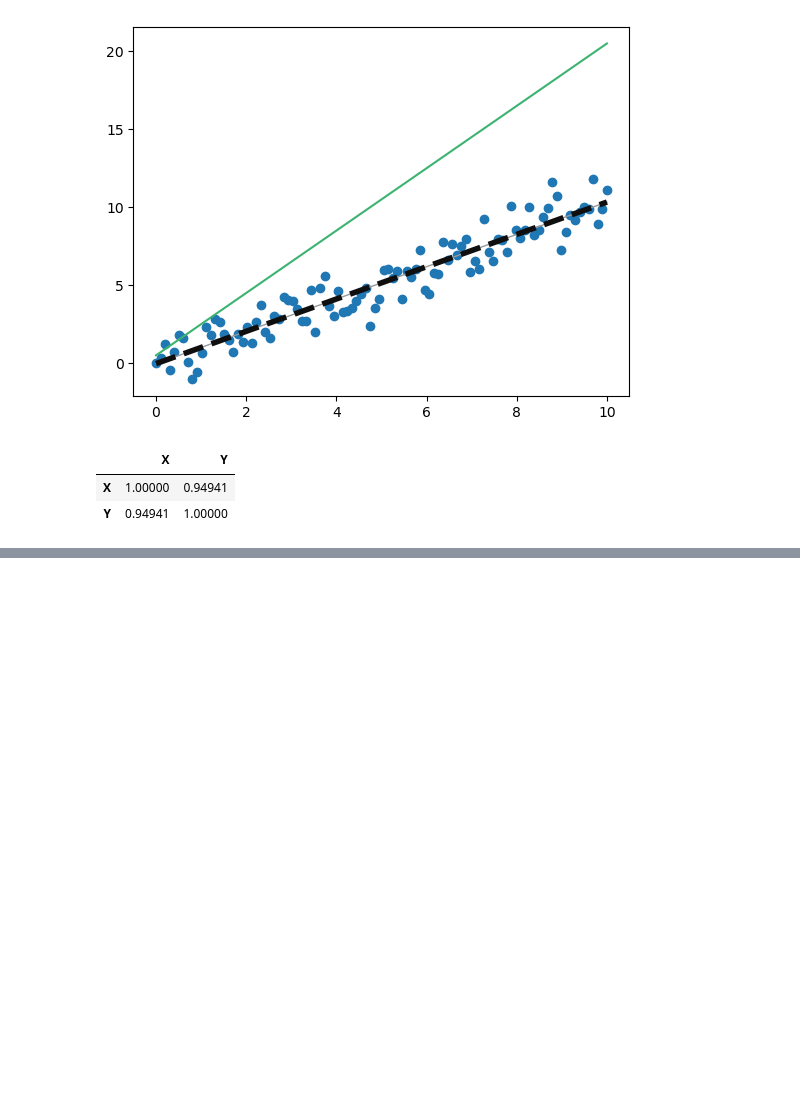
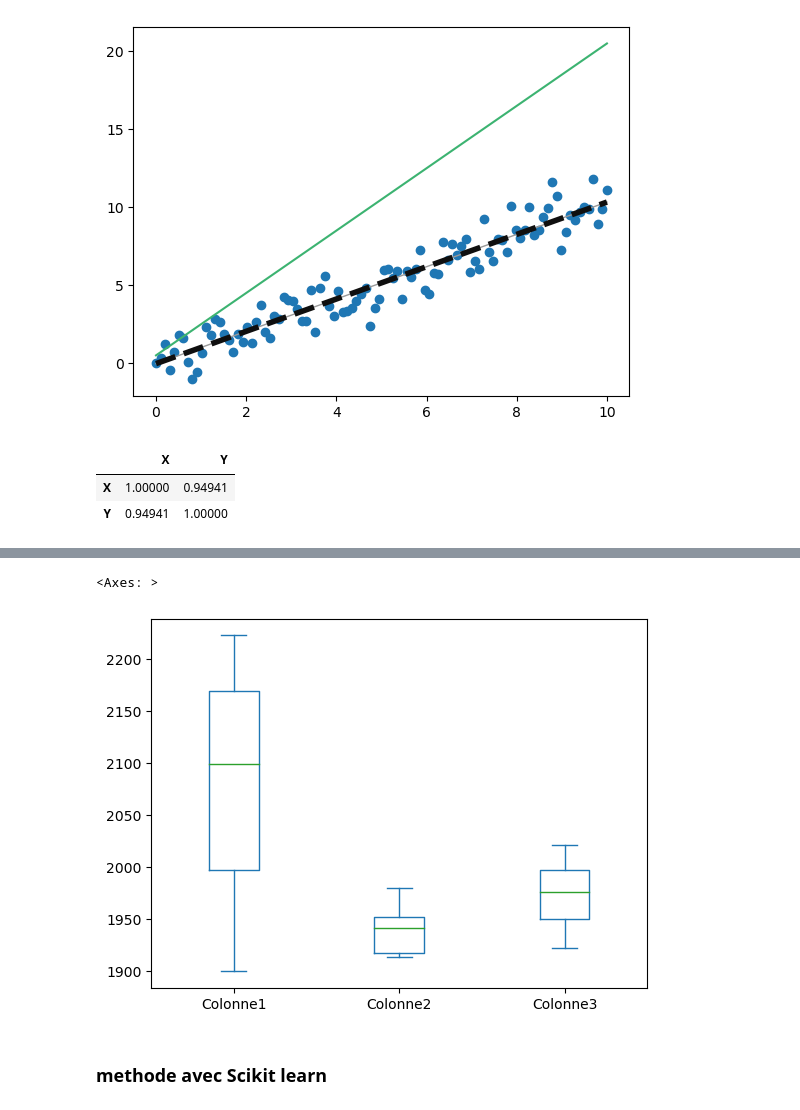
Before and after one commit to bigmoletos/WildCodeSchool_formation_IA_nov2023, a Jupyter notebook: live_coding/notebook_equation_stat.ipynb, the cells around one changed output, grey strips where cells are left out. Saved outputs shown, nothing was run; the diff lists cells and outputs as text; code cells hidden in the pictures; blank space fills up the shorter version.

```diff
--- a/live_coding/notebook_equation_stat.ipynb
+++ b/live_coding/notebook_equation_stat.ipynb
@@ -230,0 +732,11 @@ df.corr()
+# %%
+Q1 = df['Colonne3'].quantile(0.25)
+Q3 = df['Colonne3'].quantile(0.75)
+IQR = Q3 - Q1
+
+lower_bound = Q1 - 1.5 * IQR
+upper_bound = Q3 + 1.5 * IQR
+
+outliers = df[(df['Colonne3'] < lower_bound) | (df['Colonne3'] > upper_bound)]
+print(IQR)
+print(outliers)
@@ -230,0 +748,11 @@ df.corr()
+# %%
+# Supprimer les outliers
+df = df[(df['Colonne2'] >= lower_bound) & (df['Colonne2'] <= upper_bound)]
+# %%
+df.plot(kind="box")
+# on apercoit ci-dessous que les outliers de la colonne 2 ont disparu
+# %% [output]
+<Axes: >
+[figure, added]
+# %% [markdown]
+### methode avec Scikit learn
```
Also changed, not shown: parts of 50 cells of this notebook, 17 other files.
